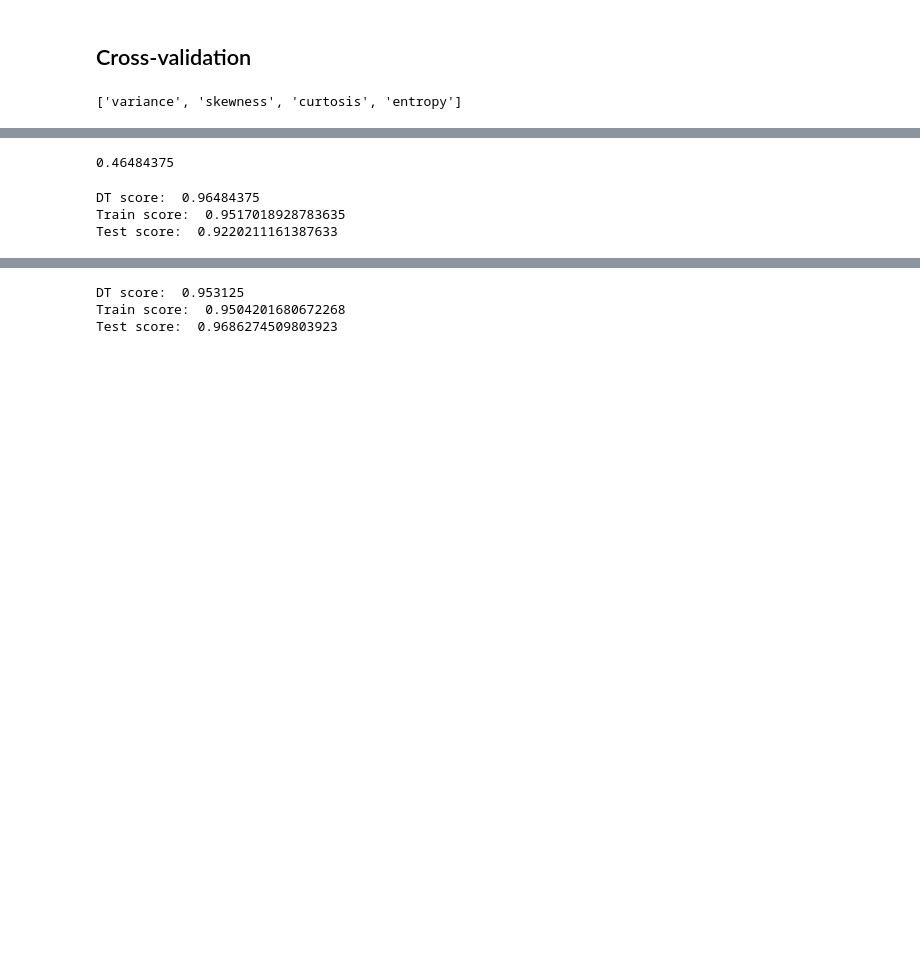
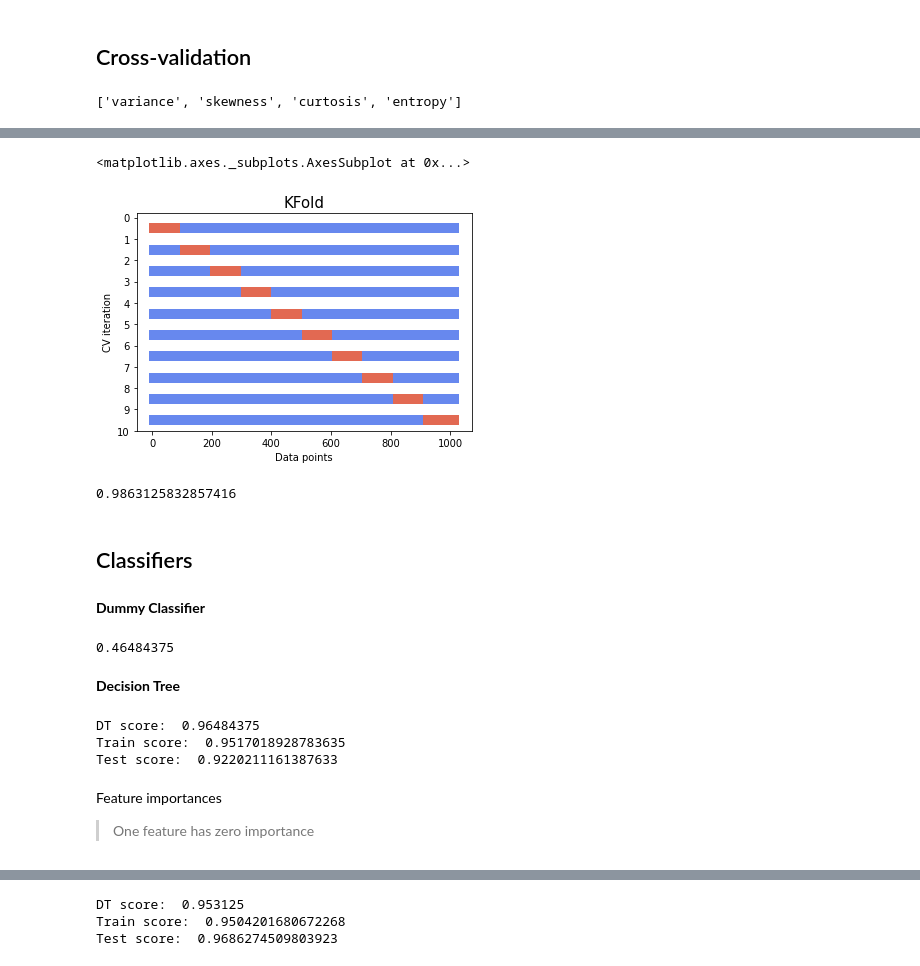
Before and after one commit to he16946/Data_Labs, a Jupyter notebook: BankNote.ipynb, the cells around one changed output, grey strips where cells are left out. Saved outputs shown, nothing was run; the diff lists cells and outputs as text; code cells hidden in the pictures; blank space fills up the shorter version.

```diff
--- a/BankNote.ipynb
+++ b/BankNote.ipynb
@@ -115,9 +131,48 @@ x_train, x_test, y_train, y_test = train_test_split(x, y, random_state=0)
+# %%
+cmap_cv = plt.cm.coolwarm
+
+def plot_cv_indices(cv, X, y, ax, n_splits, lw=10):
+    """Create a sample plot for indices of a cross-validation object."""
+
+    # Generate the training/testing visualizations for each CV split
+    for ii, (tr, tt) in enumerate(cv.split(X=X, y=y)):
+        # Fill in indices with the training/test groups
+        indices = np.array([np.nan] * len(X))
+        indices[tt] = 1
+        indices[tr] = 0
+
+        ax.scatter(range(len(indices)), [ii + .5] * len(indices),
+                   c=indices, marker='_', lw=lw, cmap=cmap_cv,
+                   vmin=-.2, vmax=1.2)
+
+    ax.set(yticks=np.arange(n_splits+2),
+           xlabel='Data points', ylabel="CV iteration",
+           ylim=[n_splits, -.2])
+    ax.set_title('{}'.format(type(cv).__name__), fontsize=15)
+    return ax
+
+fig, ax = plt.subplots()
+plot_cv_indices(kf, x, y, ax, 10)
+# %% [output]
+<matplotlib.axes._subplots.AxesSubplot at 0x...>
+[figure, added]
+# %%
+cv_results = cross_val_score(pipeline, x, y, cv=kf,scoring="accuracy", n_jobs=-1)
+cv_results.mean()
+# %% [output]
+0.9863125832857416
+# %% [markdown]
+## Classifiers
+# %% [markdown]
+**Dummy Classifier**
 # %%
 dummy = DummyClassifier(strategy='uniform', random_state=1)
 dummy.fit(x_train, y_train)
 dummy.score(x_test, y_test)
 # %% [output]
 0.46484375
+# %% [markdown]
+**Decision Tree**
 # %%
 dt = DecisionTreeClassifier(min_samples_split = 30, max_depth = 4, random_state = 32)
 dt.fit(x_train, y_train)
@@ -128,3 +183,7 @@ print("Test score: ", cross_validate(dt, x_test, y_test)['test_score'].mean())
 DT score:  0.96484375
 Train score:  0.9517018928783635
 Test score:  0.9220211161387633
+# %% [markdown]
+Feature importances
+
+> One feature has zero importance
```
Also changed, not shown: parts of 10 cells of this notebook.
